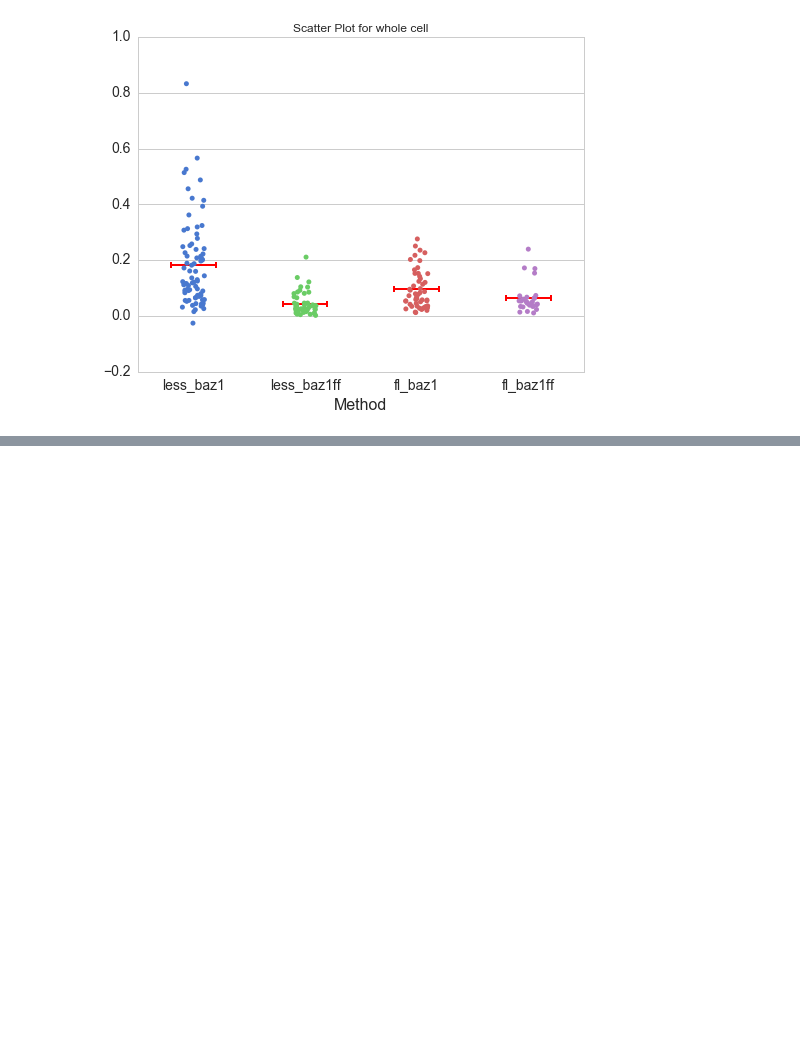
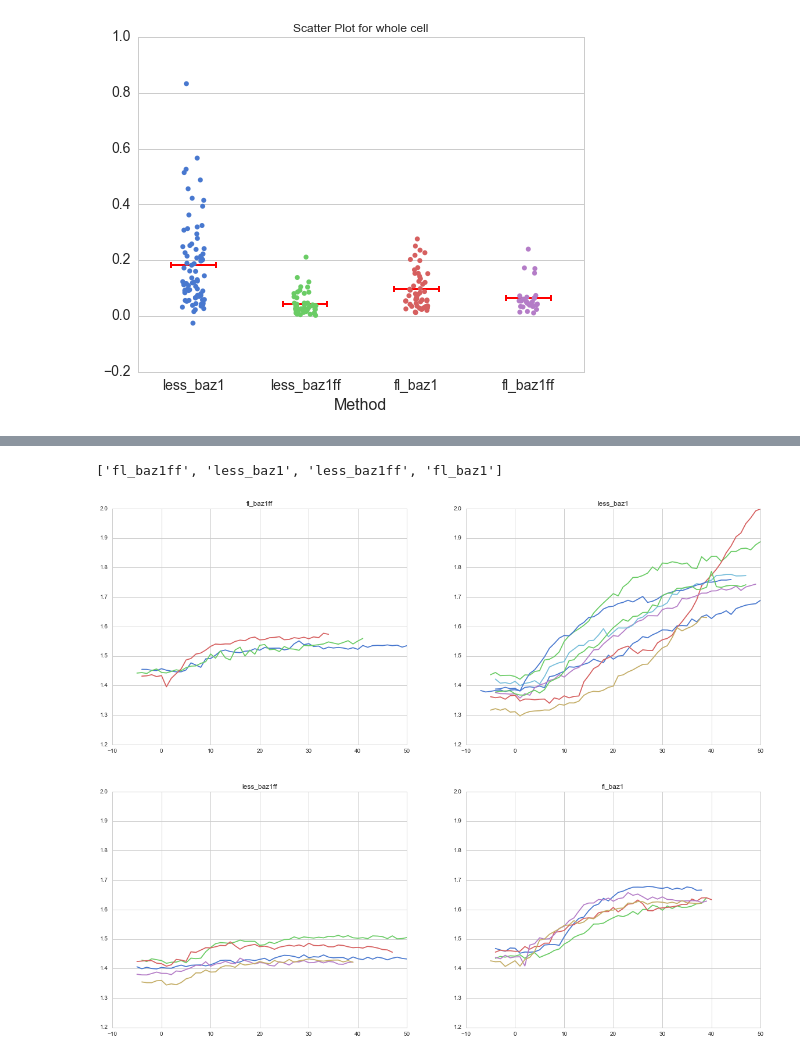
Before and after one commit to Yiwen0201/quant, a Jupyter notebook: data_analysis_plot_test.ipynb, the cells around one changed output, grey strips where cells are left out. Cells and saved outputs as stored; diff of their text form; code cells hidden in the pictures; blank space fills up the shorter version.

Commit message:
add plot dish average

```diff
--- a/data_analysis_plot_test.ipynb
+++ b/data_analysis_plot_test.ipynb
@@ -376,0 +514,47 @@ ratio_mod_3.to_csv('0907_whole_cell_data.csv')
+# %%
+avg_method_beads = {}
+avg_method_no_beads = {}
+avg_method_all_region = {}
+
+path = r'C:\YiwenShi\pengzhi\bead_binding_0907\0716'
+avg_method_beads, avg_method_no_beads, avg_method_all_region = \
+    data_integration(path, avg_method_beads, avg_method_no_beads, avg_method_all_region)
+path = r'C:\YiwenShi\pengzhi\bead_binding_0907\0820'
+avg_method_beads, avg_method_no_beads, avg_method_all_region = \
+    data_integration(path, avg_method_beads, avg_method_no_beads, avg_method_all_region)
+path = r'C:\YiwenShi\pengzhi\bead_binding_0907\0824'
+avg_method_beads, avg_method_no_beads, avg_method_all_region = \
+    data_integration(path, avg_method_beads, avg_method_no_beads, avg_method_all_region)
+# %%
+avg_method_beads.keys()
+# %% [output]
+['fl_baz1ff', 'less_baz1', 'less_baz1ff', 'fl_baz1']
+# %%
+time = np.arange(0, 110) - 10
+# %%
+fig = plt.figure(figsize=(20, 16))
+
+ax1 = plt.subplot(221)
+plt.plot(time, avg_method_beads['fl_baz1ff'].T)
+plt.title('fl_baz1ff')
+
+ax2 = plt.subplot(222, sharex=ax1, sharey=ax1)
+plt.plot(time, avg_method_beads['less_baz1'].T)
+plt.title('less_baz1')
+
+ax3 = plt.subplot(223, sharex=ax1, sharey=ax1)
+plt.plot(time, avg_method_beads['less_baz1ff'].T)
+plt.title('less_baz1ff')
+
+ax4 = plt.subplot(224, sharex=ax1, sharey=ax1)
+plt.plot(time, avg_method_beads['fl_baz1'].T)
+plt.title('fl_baz1')
+
+# adjust range of plot
+plt.xlim([-10, 50])
+plt.ylim([1.2, 2.0])
+
+plt.savefig('avg_0907.png')
+plt.show()
+# %% [output]
+[figure, added]
```
Also changed, not shown: parts of 6 cells of this notebook.
